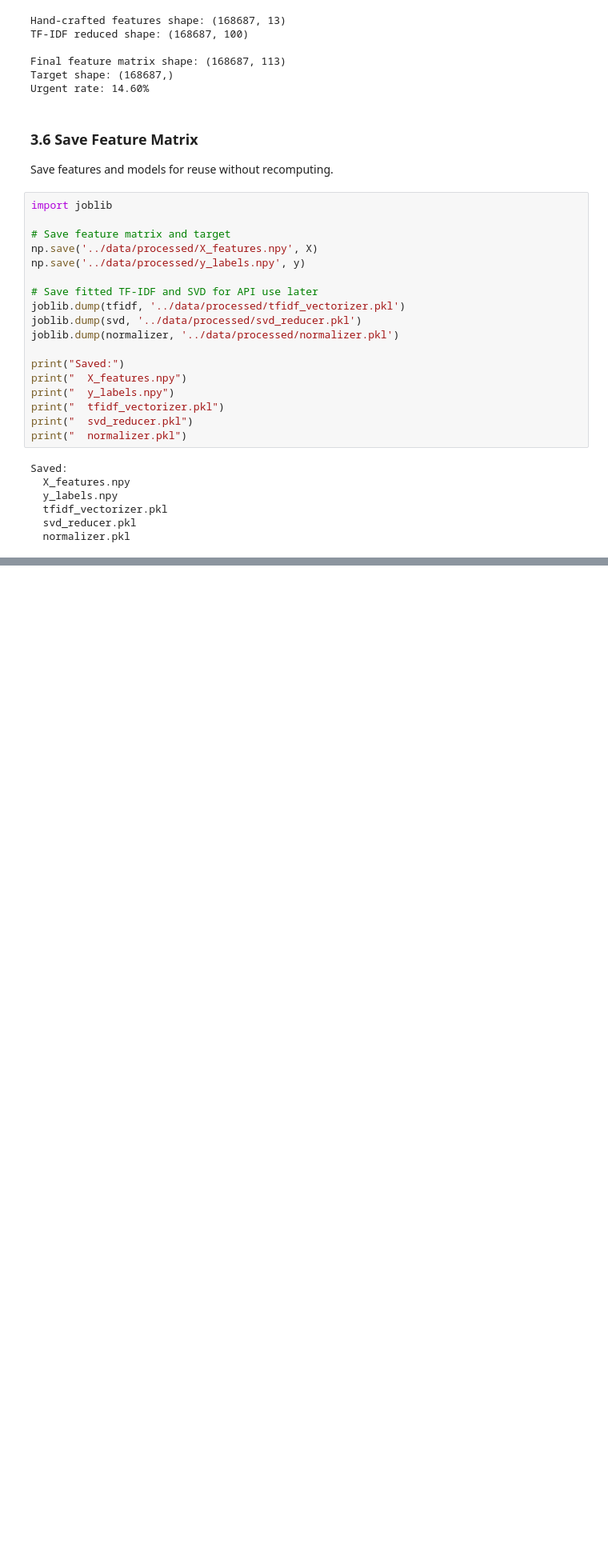
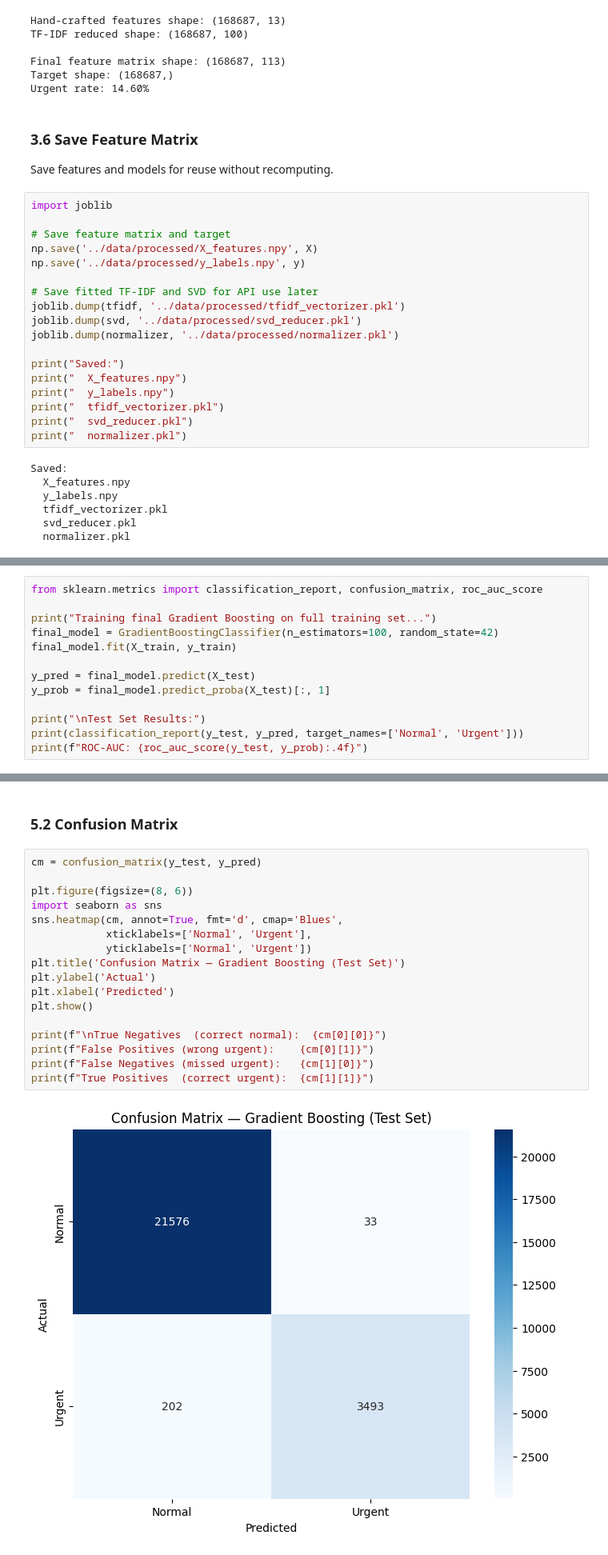
Before and after one commit to Bahaamehyeldine/decision_intelligence_assistant, a Jupyter notebook: notebooks/model_training.ipynb, the cells around one changed output, grey strips where cells are left out. Shown at 80% size. Drawn from its saved outputs; the diff is of its cells as text; blank space fills up the shorter version.

Commit message:
ML evaluation - confusion matrix, feature importance, error analysis

```diff
--- a/notebooks/model_training.ipynb
+++ b/notebooks/model_training.ipynb
@@ -616,0 +803,13 @@ Saved:
+# %%
+from sklearn.metrics import classification_report, confusion_matrix, roc_auc_score
+
+print("Training final Gradient Boosting on full training set...")
+final_model = GradientBoostingClassifier(n_estimators=100, random_state=42)
+final_model.fit(X_train, y_train)
+
+y_pred = final_model.predict(X_test)
+y_prob = final_model.predict_proba(X_test)[:, 1]
+
+print("\nTest Set Results:")
+print(classification_report(y_test, y_pred, target_names=['Normal', 'Urgent']))
+print(f"ROC-AUC: {roc_auc_score(y_test, y_prob):.4f}")
@@ -616,0 +869,21 @@ Saved:
+# %% [markdown]
+### 5.2 Confusion Matrix
+# %%
+cm = confusion_matrix(y_test, y_pred)
+
+plt.figure(figsize=(8, 6))
+import seaborn as sns
+sns.heatmap(cm, annot=True, fmt='d', cmap='Blues',
+            xticklabels=['Normal', 'Urgent'],
+            yticklabels=['Normal', 'Urgent'])
+plt.title('Confusion Matrix — Gradient Boosting (Test Set)')
+plt.ylabel('Actual')
+plt.xlabel('Predicted')
+plt.show()
+
+print(f"\nTrue Negatives  (correct normal):  {cm[0][0]}")
+print(f"False Positives (wrong urgent):    {cm[0][1]}")
+print(f"False Negatives (missed urgent):   {cm[1][0]}")
+print(f"True Positives  (correct urgent):  {cm[1][1]}")
+# %% [output]
+[figure, added]
```
Also changed, not shown: parts of 21 cells of this notebook.
